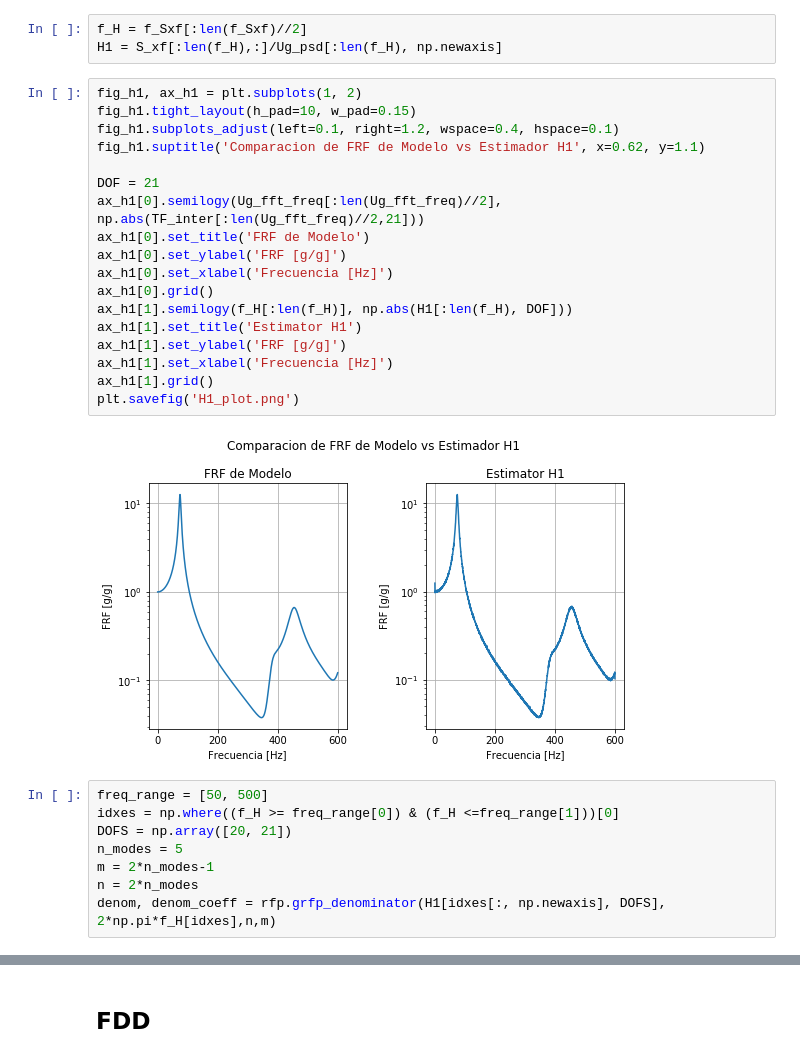
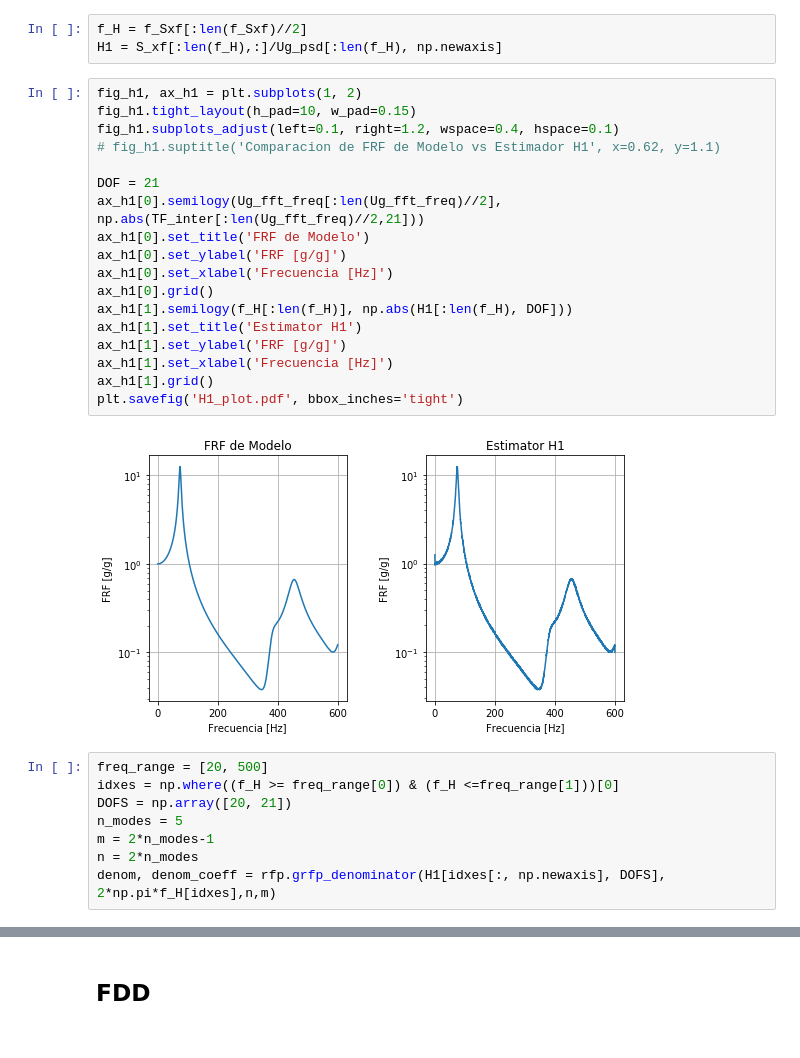
Before and after one commit to rafadodo/atelier, a Jupyter notebook: ema_vs_oma_full.ipynb, the cells around one changed output, grey strips where cells are left out. Saved outputs shown, nothing was run; the diff lists cells and outputs as text.

```diff
--- a/ema_vs_oma_full.ipynb
+++ b/ema_vs_oma_full.ipynb
@@ -166,25 +216,25 @@ H1 = S_xf[:len(f_H),:]/Ug_psd[:len(f_H), np.newaxis]
 # %%
 fig_h1, ax_h1 = plt.subplots(1, 2)
 fig_h1.tight_layout(h_pad=10, w_pad=0.15)
 fig_h1.subplots_adjust(left=0.1, right=1.2, wspace=0.4, hspace=0.1)
-fig_h1.suptitle('Comparacion de FRF de Modelo vs Estimador H1', x=0.62, y=1.1)
+# fig_h1.suptitle('Comparacion de FRF de Modelo vs Estimador H1', x=0.62, y=1.1)
 
 DOF = 21
 ax_h1[0].semilogy(Ug_fft_freq[:len(Ug_fft_freq)//2], np.abs(TF_inter[:len(Ug_fft_freq)//2,21]))
 ax_h1[0].set_title('FRF de Modelo')
 ax_h1[0].set_ylabel('FRF [g/g]')
 ax_h1[0].set_xlabel('Frecuencia [Hz]')
 ax_h1[0].grid()
 ax_h1[1].semilogy(f_H[:len(f_H)], np.abs(H1[:len(f_H), DOF]))
 ax_h1[1].set_title('Estimator H1')
 ax_h1[1].set_ylabel('FRF [g/g]')
 ax_h1[1].set_xlabel('Frecuencia [Hz]')
 ax_h1[1].grid()
-plt.savefig('H1_plot.png')
+plt.savefig('H1_plot.pdf', bbox_inches='tight')
 # %% [output]
-[figure, old version]
+[figure, new version]
 # %%
-freq_range = [50, 500]
+freq_range = [20, 500]
 idxes = np.where((f_H >= freq_range[0]) & (f_H <=freq_range[1]))[0]
 DOFS = np.array([20, 21])
 n_modes = 5
```
Also changed, not shown: parts of 34 cells of this notebook, 2 other files.
